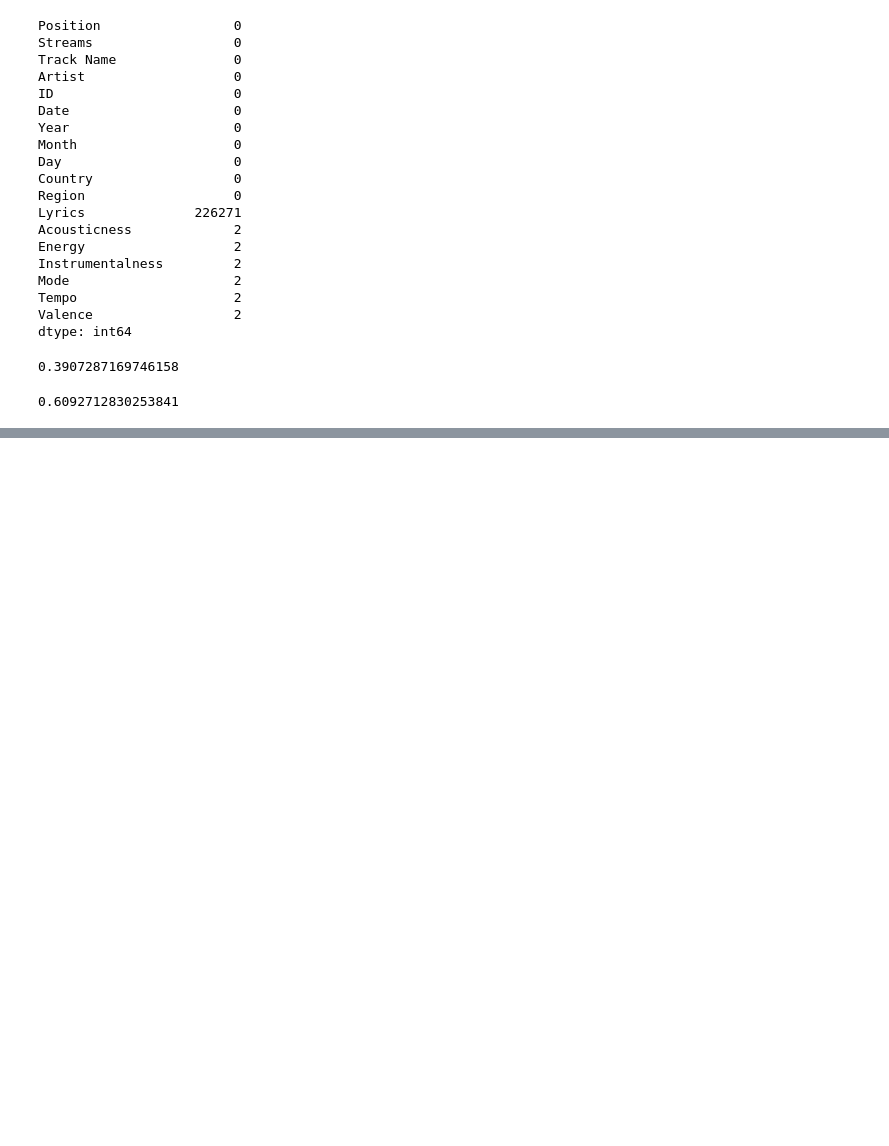
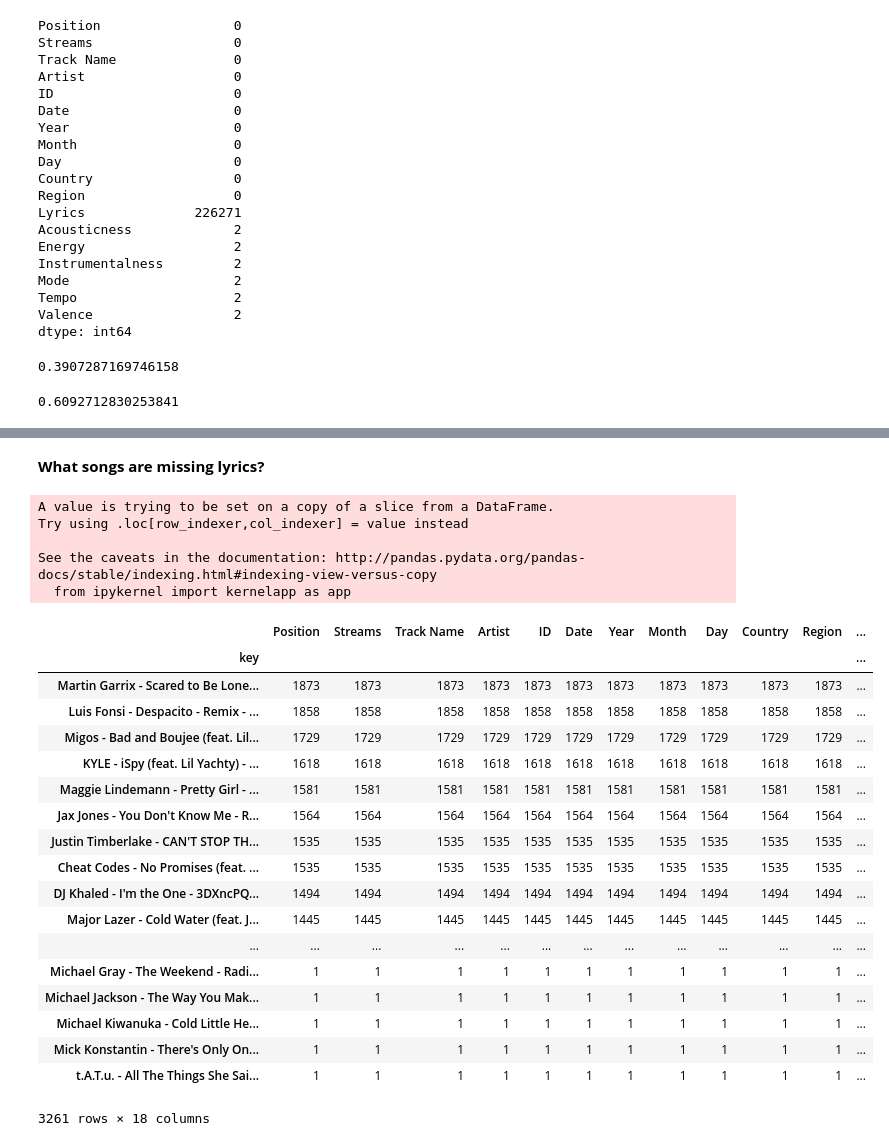
Before and after one commit to yhpf/Capstone-General_Assembly, a Jupyter notebook: 8_top_8_countries.ipynb, the cells around one changed output, grey strips where cells are left out. Drawn from its saved outputs; the diff is of its cells as text; code cells hidden in the pictures; blank space fills up the shorter version.

```diff
--- a/8_top_8_countries.ipynb
+++ b/8_top_8_countries.ipynb
@@ -874,0 +881,5 @@ dtype: int64
+# %% [markdown]
+**What songs are missing lyrics?**
+# %%
+# Make df that only contain the rows with missing lyrics
+songs_without_lyrics = df[df['Lyrics'].isnull() == True]
@@ -874,0 +888,32 @@ dtype: int64
+# %%
+# make new column named key
+songs_without_lyrics['key'] = songs_without_lyrics['Artist'] + ' - ' + songs_without_lyrics['Track Name'] + ' - ' + songs_without_lyrics['ID']
+# %% [output]
+A value is trying to be set on a copy of a slice from a DataFrame.
+Try using .loc[row_indexer,col_indexer] = value instead
+
+See the caveats in the documentation: http://pandas.pydata.org/pandas-docs/stable/indexing.html#indexing-view-versus-copy
+  from ipykernel import kernelapp as app
+# %%
+# group on column key to see what song accours the most
+songs_without_lyrics.groupby('key').count().sort_values(by='Position', ascending=False)
+# %% [output]
+|  | Position | Streams | Track Name | Artist | ID | Date | Year | Month | Day | Country | Region | ... |
+| key |  |  |  |  |  |  |  |  |  |  |  | ... |
+| Martin Garrix - Scared to Be Lone... | 1873 | 1873 | 1873 | 1873 | 1873 | 1873 | 1873 | 1873 | 1873 | 1873 | 1873 | ... |
+| Luis Fonsi - Despacito - Remix - ... | 1858 | 1858 | 1858 | 1858 | 1858 | 1858 | 1858 | 1858 | 1858 | 1858 | 1858 | ... |
+| Migos - Bad and Boujee (feat. Lil... | 1729 | 1729 | 1729 | 1729 | 1729 | 1729 | 1729 | 1729 | 1729 | 1729 | 1729 | ... |
+| KYLE - iSpy (feat. Lil Yachty) - ... | 1618 | 1618 | 1618 | 1618 | 1618 | 1618 | 1618 | 1618 | 1618 | 1618 | 1618 | ... |
+| Maggie Lindemann - Pretty Girl - ... | 1581 | 1581 | 1581 | 1581 | 1581 | 1581 | 1581 | 1581 | 1581 | 1581 | 1581 | ... |
+| Jax Jones - You Don't Know Me - R... | 1564 | 1564 | 1564 | 1564 | 1564 | 1564 | 1564 | 1564 | 1564 | 1564 | 1564 | ... |
+| Justin Timberlake - CAN'T STOP TH... | 1535 | 1535 | 1535 | 1535 | 1535 | 1535 | 1535 | 1535 | 1535 | 1535 | 1535 | ... |
+| Cheat Codes - No Promises (feat. ... | 1535 | 1535 | 1535 | 1535 | 1535 | 1535 | 1535 | 1535 | 1535 | 1535 | 1535 | ... |
+| DJ Khaled - I'm the One - 3DXncPQ... | 1494 | 1494 | 1494 | 1494 | 1494 | 1494 | 1494 | 1494 | 1494 | 1494 | 1494 | ... |
+| Major Lazer - Cold Water (feat. J... | 1445 | 1445 | 1445 | 1445 | 1445 | 1445 | 1445 | 1445 | 1445 | 1445 | 1445 | ... |
+| ... | ... | ... | ... | ... | ... | ... | ... | ... | ... | ... | ... | ... |
+| Michael Gray - The Weekend - Radi... | 1 | 1 | 1 | 1 | 1 | 1 | 1 | 1 | 1 | 1 | 1 | ... |
+| Michael Jackson - The Way You Mak... | 1 | 1 | 1 | 1 | 1 | 1 | 1 | 1 | 1 | 1 | 1 | ... |
+| Michael Kiwanuka - Cold Little He... | 1 | 1 | 1 | 1 | 1 | 1 | 1 | 1 | 1 | 1 | 1 | ... |
+| Mick Konstantin - There's Only On... | 1 | 1 | 1 | 1 | 1 | 1 | 1 | 1 | 1 | 1 | 1 | ... |
+| t.A.T.u. - All The Things She Sai... | 1 | 1 | 1 | 1 | 1 | 1 | 1 | 1 | 1 | 1 | 1 | ... |
+3261 rows × 18 columns
```
Also changed, not shown: parts of 59 cells of this notebook.
